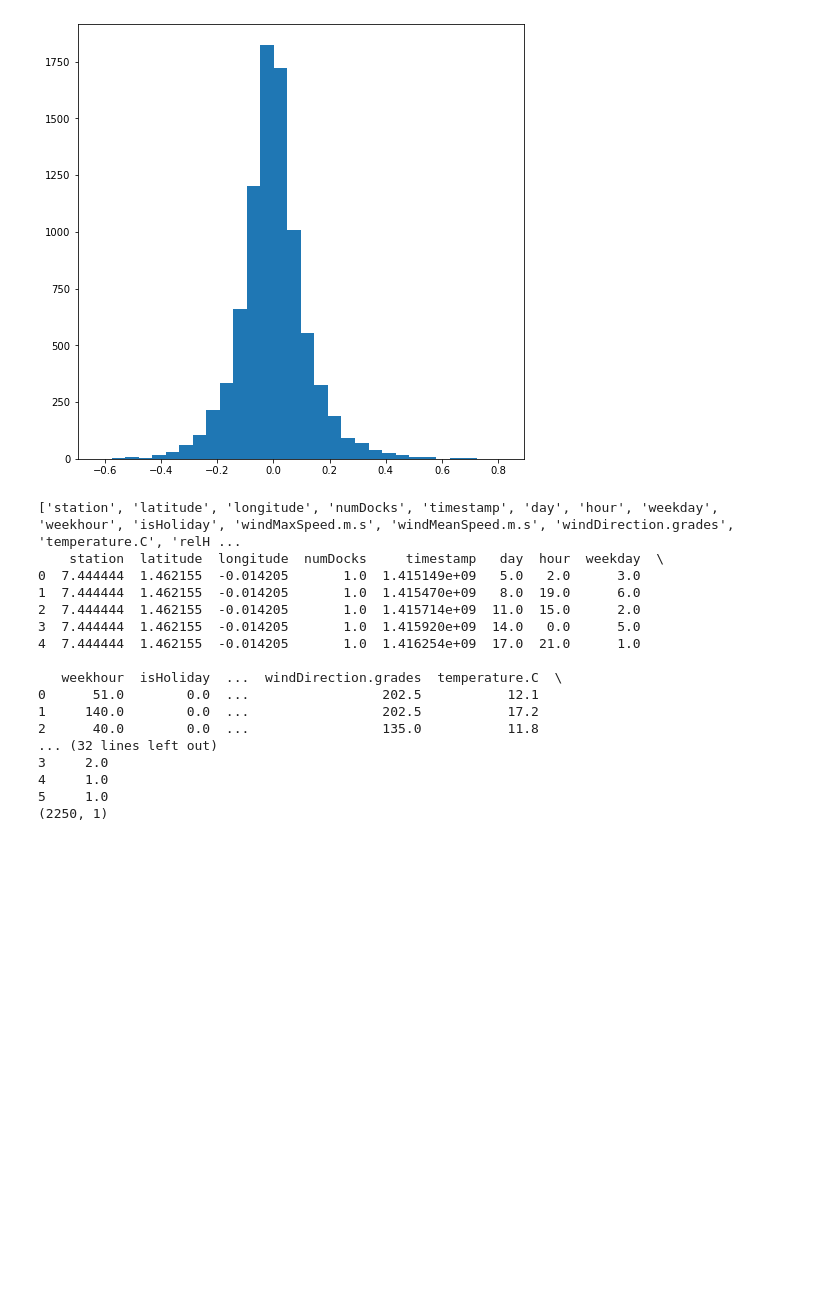
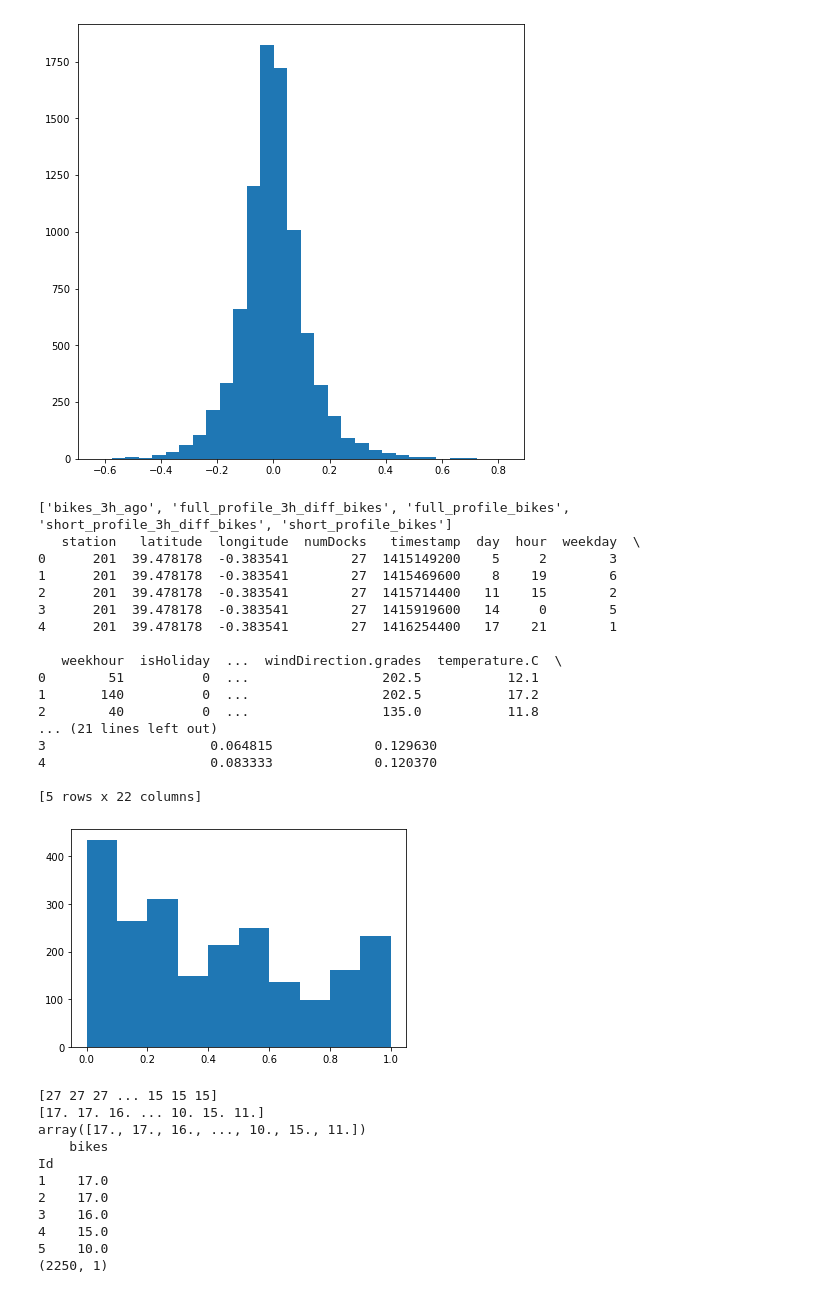
Before and after one commit to phillipSloan/MoreBikes, a Jupyter notebook: cleaned_up_booster.ipynb, the cells around one changed output. Saved outputs shown, nothing was run; the diff lists cells and outputs as text; code cells hidden in the pictures; blank space fills up the shorter version.

```diff
--- a/cleaned_up_booster.ipynb
+++ b/cleaned_up_booster.ipynb
@@ -381,46 +381,62 @@ convert_weekdays(test)
 #     del test[feature]
 
 
-columns = list(test.columns)
+columns = list(test.columns[-5:])
 print(columns)
 for c in columns:
     test[c] = test[c].to_numpy() / test["numDocks"].to_numpy()
 
 print(test.head())
+
+plt.hist(test["bikes_3h_ago"])
+plt.show()
+
 test_docks = test["numDocks"].to_numpy()
 print(test_docks)
 del test["numDocks"]
 
 
 #y_pred = forest_boost.predict(test)
 
 print(np.around(forest_boost.predict(test.to_numpy()) * test_docks))
 
 y_pred = np.around(forest_boost.predict(test.to_numpy()) * test_docks)
 print(repr(y_pred))
 sub_df = pd.DataFrame(data=y_pred, index = ids, columns = ["bikes"])
 
 sub_df.index.name = 'Id'
 
 print(sub_df.head())
 print(sub_df.shape)
 
 sub_df.to_csv("submission.csv")
 # %% [output]
-['station', 'latitude', 'longitude', 'numDocks', 'timestamp', 'day', 'hour', 'weekday', 'weekhour', 'isHoliday', 'windMaxSpeed.m.s', 'windMeanSpeed.m.s', 'windDirection.grades', 'temperature.C', 'relH ...
-    station  latitude  longitude  numDocks     timestamp   day  hour  weekday  \
-0  7.444444  1.462155  -0.014205       1.0  1.415149e+09   5.0   2.0      3.0
-1  7.444444  1.462155  -0.014205       1.0  1.415470e+09   8.0  19.0      6.0
-2  7.444444  1.462155  -0.014205       1.0  1.415714e+09  11.0  15.0      2.0
-3  7.444444  1.462155  -0.014205       1.0  1.415920e+09  14.0   0.0      5.0
-4  7.444444  1.462155  -0.014205       1.0  1.416254e+09  17.0  21.0      1.0
+['bikes_3h_ago', 'full_profile_3h_diff_bikes', 'full_profile_bikes', 'short_profile_3h_diff_bikes', 'short_profile_bikes']
+   station   latitude  longitude  numDocks   timestamp  day  hour  weekday  \
+0      201  39.478178  -0.383541        27  1415149200    5     2        3
+1      201  39.478178  -0.383541        27  1415469600    8    19        6
+2      201  39.478178  -0.383541        27  1415714400   11    15        2
+3      201  39.478178  -0.383541        27  1415919600   14     0        5
+4      201  39.478178  -0.383541        27  1416254400   17    21        1
 
    weekhour  isHoliday  ...  windDirection.grades  temperature.C  \
-0      51.0        0.0  ...                 202.5           12.1
-1     140.0        0.0  ...                 202.5           17.2
-2      40.0        0.0  ...                 135.0           11.8
-... (32 lines left out)
-3     2.0
-4     1.0
-5     1.0
-(2250, 1)
+0        51          0  ...                 202.5           12.1
+1       140          0  ...                 202.5           17.2
+2        40          0  ...                 135.0           11.8
+... (21 lines left out)
+3                     0.064815             0.129630
+4                     0.083333             0.120370
+
+[5 rows x 22 columns]
+[figure, added]
+[27 27 27 ... 15 15 15]
+[17. 17. 16. ... 10. 15. 11.]
+array([17., 17., 16., ..., 10., 15., 11.])
+    bikes
+Id
+1    17.0
+2    17.0
+3    16.0
+4    15.0
+5    10.0
+(2250, 1)
```
Also changed, not shown: parts of 1 cell of this notebook, 1 other file.
